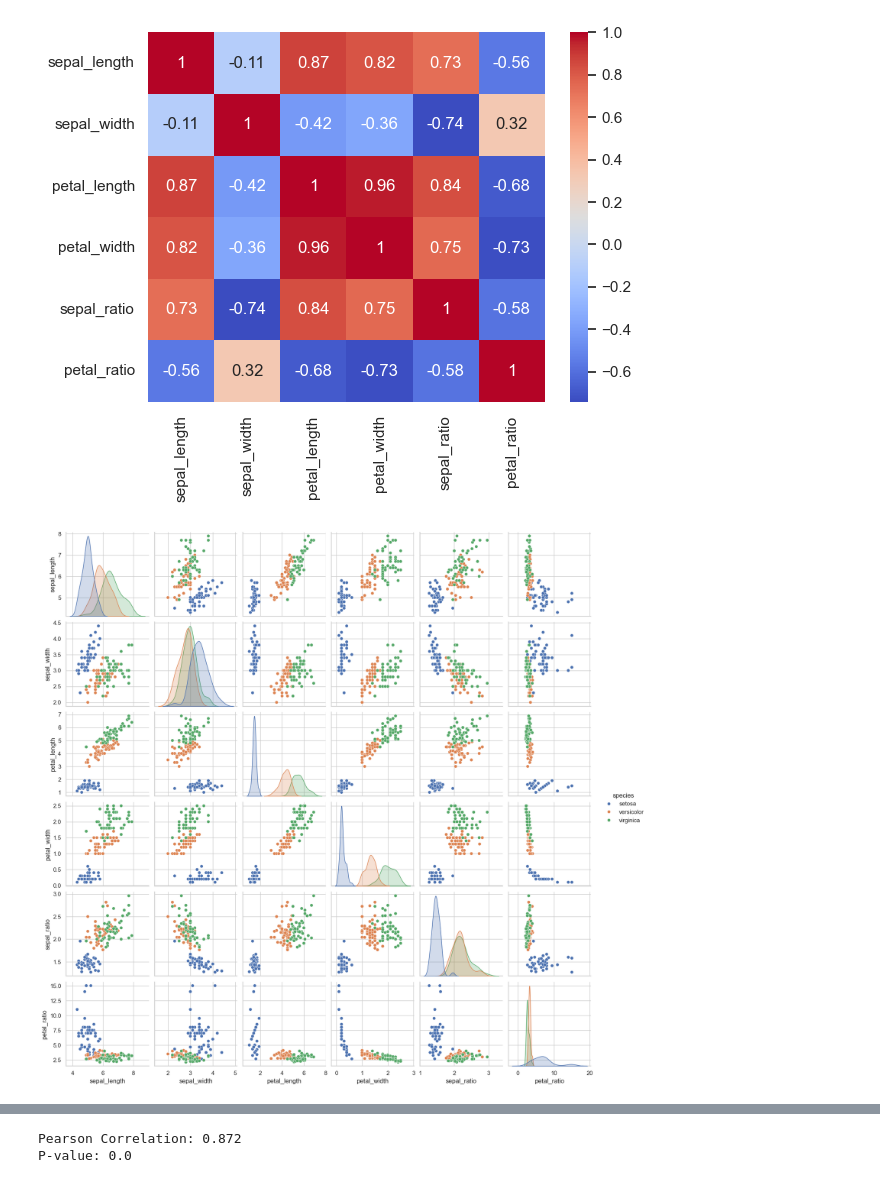
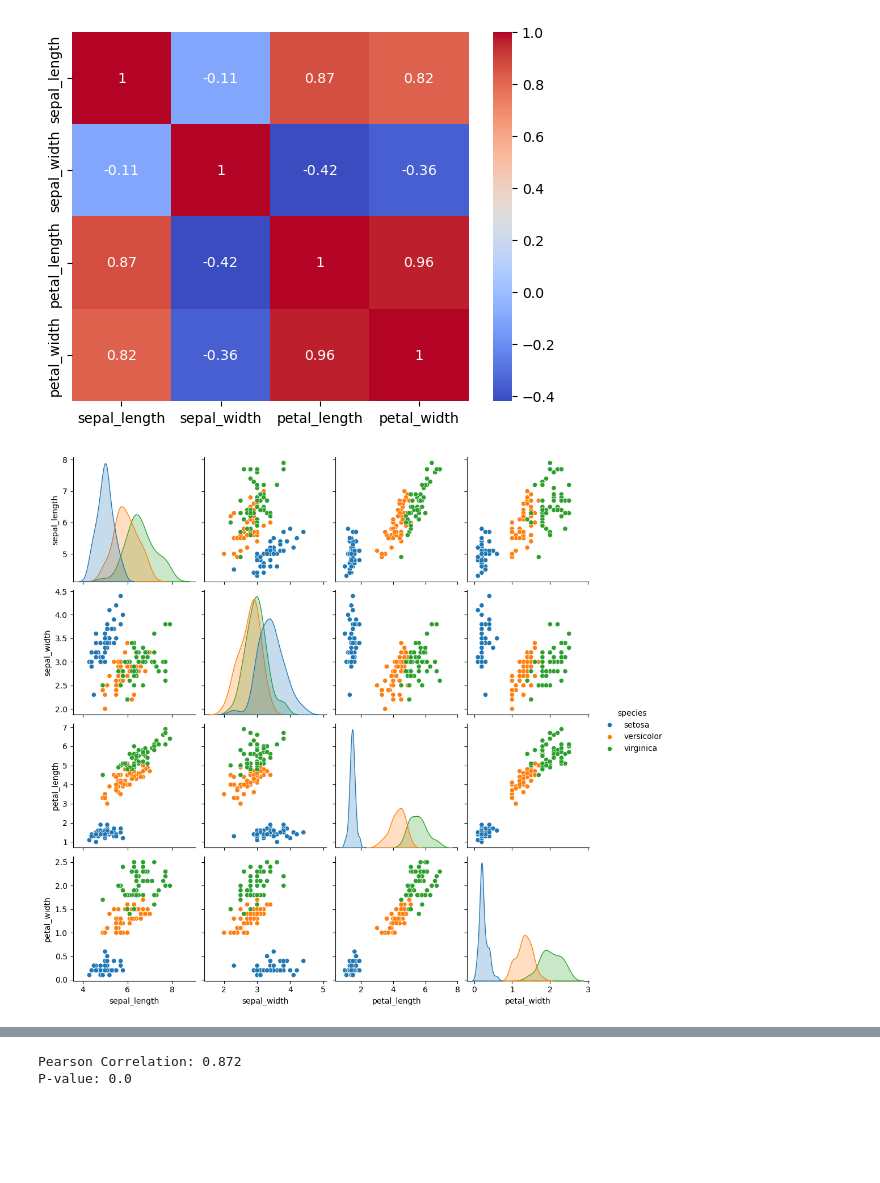
Before and after one commit to Pranay50x/data-vis-lab, a Jupyter notebook: 2/p2.ipynb, the cells around one changed output, grey strips where cells are left out. Cells and saved outputs as stored; diff of their text form; code cells hidden in the pictures; blank space fills up the shorter version.

```diff
--- a/2/p2.ipynb
+++ b/2/p2.ipynb
@@ -1,29 +1,29 @@
 # %%
 import seaborn as sns
 import matplotlib.pyplot as plt
 import pandas as pd
 from scipy.stats import pearsonr
 
 # Load dataset
 iris = pd.read_csv("iris.csv")
 
-iris["sepal_ratio"] = iris["sepal_length"] / iris["sepal_width"]
-iris["petal_ratio"] = iris["petal_length"] / iris["petal_width"]
-
+# may or may not do
 corr = iris.corr(numeric_only=True)
 sns.heatmap(corr,cmap='coolwarm',annot=True)
+
 # Pair Plot (relationships between variables)
 sns.pairplot(iris, hue="species")
 plt.show()
 
 # Regression Plot (trend between two variables)
 sns.regplot(x="sepal_length", y="petal_length", data=iris, order=3)
 plt.show()
 
+#may or may not do
 corr, p_value = pearsonr(iris["sepal_length"], iris["petal_length"])
 
 print("Pearson Correlation:", round(corr, 3))
 print("P-value:", round(p_value, 5))
 # %% [output]
-[figure, old version]
+[figure, new version]
-[figure, old version]
+[figure, new version]
```
Also changed, not shown: parts of 1 cell of this notebook, 1 other file.
